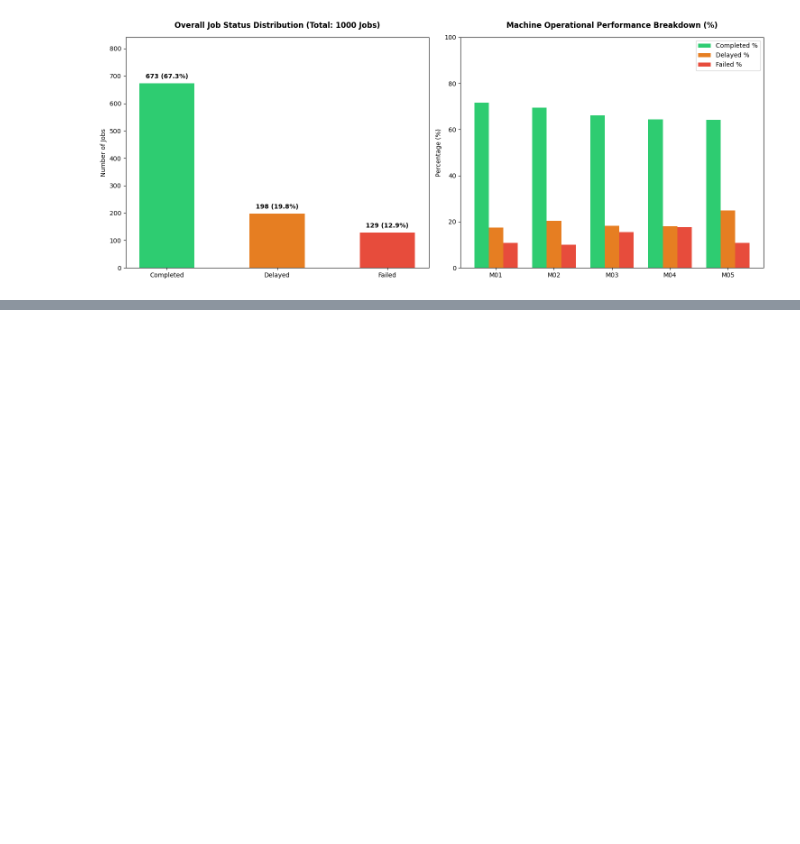
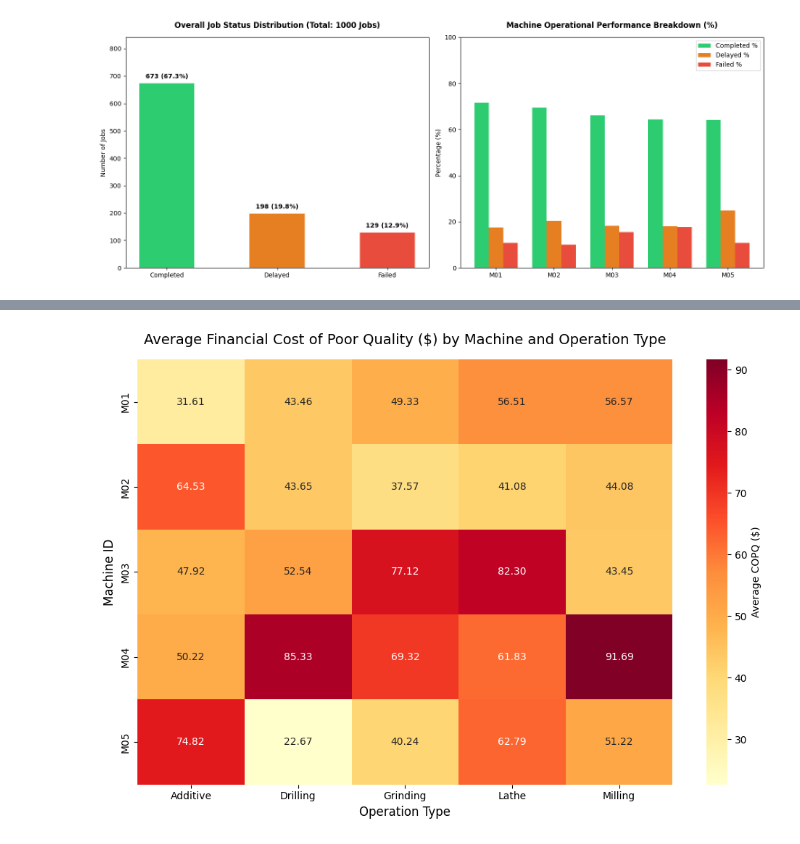
Before and after one commit to Alaaeldinaly/manufacturing-variance-analysis, a Jupyter notebook: manufacturing_variance_analysis.ipynb, the cells around one changed output, grey strips where cells are left out. Cells and saved outputs as stored; diff of their text form; code cells hidden in the pictures; blank space fills up the shorter version.

```diff
--- a/manufacturing_variance_analysis.ipynb
+++ b/manufacturing_variance_analysis.ipynb
@@ -836,0 +864,20 @@ Passing `palette` without assigning `hue` is deprecated and will be removed in v
+# %%
+plt.figure(figsize=(10, 7))
+sns.heatmap(
+    average_copq,
+    annot=True,
+    fmt=".2f",
+    cmap="YlOrRd",
+    cbar_kws={'label': 'Average COPQ ($)'}
+)
+plt.title(
+    'Average Financial Cost of Poor Quality ($) by Machine and Operation Type',
+    fontsize=14,
+    pad=15
+)
+plt.xlabel('Operation Type', fontsize=12)
+plt.ylabel('Machine ID', fontsize=12)
+plt.tight_layout()
+plt.show()
+# %% [output]
+[figure, added]
```
Also changed, not shown: parts of 11 cells of this notebook.
